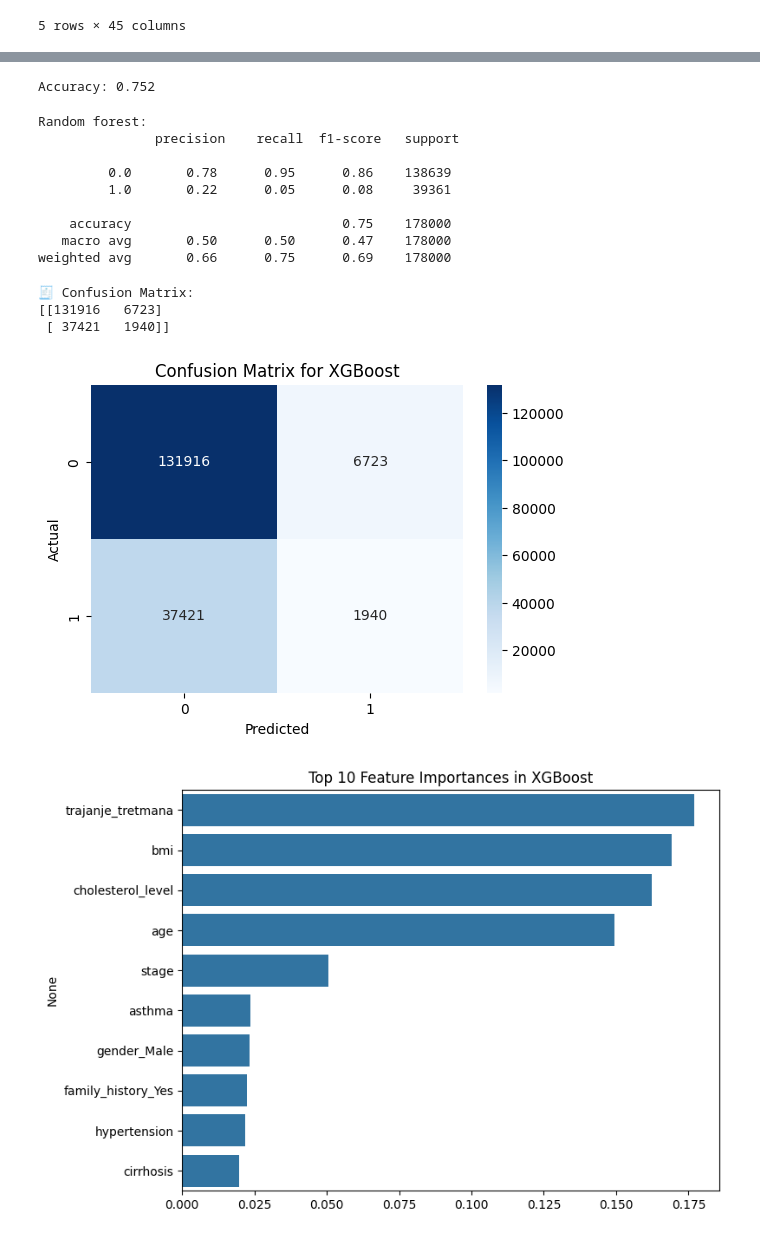
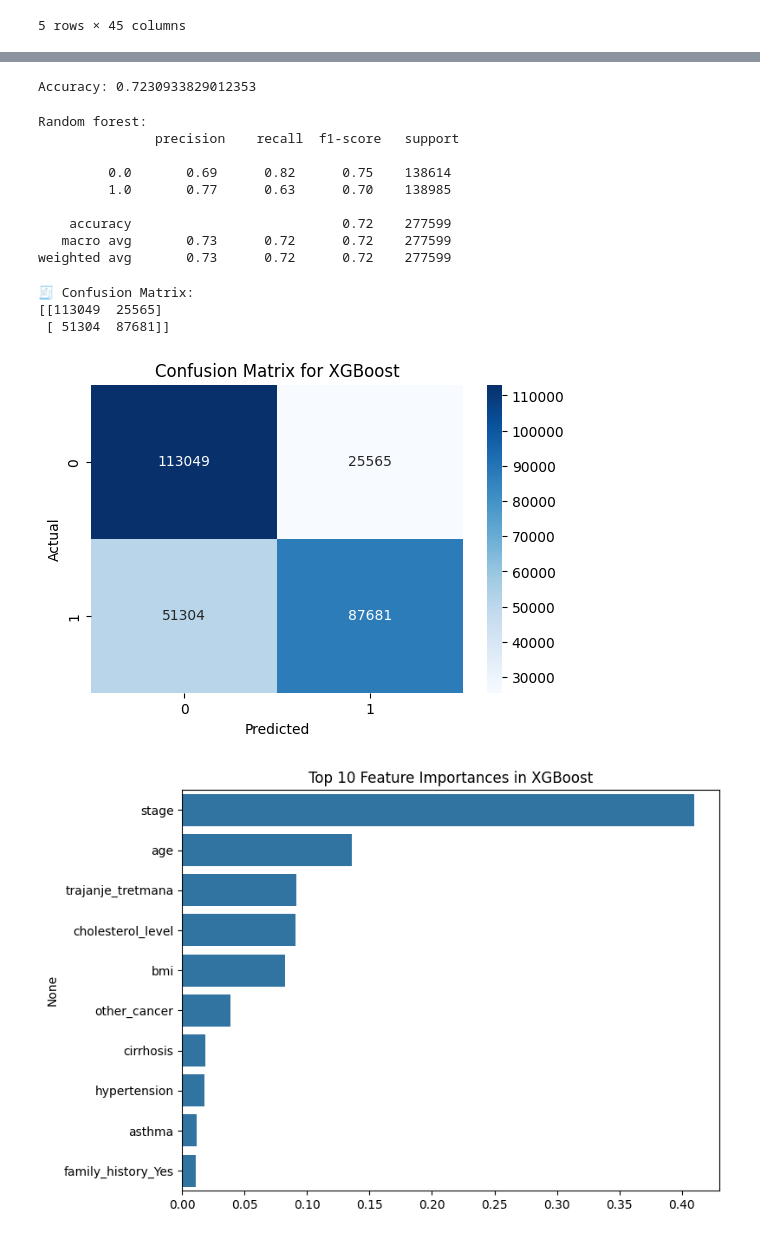
Before and after one commit to ZivadinM/skladistenje-softver, a Jupyter notebook: analiysis.ipynb, the cells around one changed output, grey strips where cells are left out. Cells and saved outputs as stored; diff of their text form; code cells hidden in the pictures.

```diff
--- a/analiysis.ipynb
+++ b/analiysis.ipynb
@@ -252,14 +253,10 @@ X = df.drop(['id','survived'],axis=1)
 y = df['survived']
 
 X_resampled, y_resampled = SMOTE().fit_resample(X, y)
-# %%
-from imblearn.under_sampling import RandomUnderSampler
-
-X_resampled, y_resampled = RandomUnderSampler().fit_resample(X, y)
 # %%
-X_train, X_test, y_train, y_test = train_test_split(X, y, test_size=0.2, random_state=42)
+X_train, X_test, y_train, y_test = train_test_split(X_resampled, y_resampled, test_size=0.2, random_state=42)
 # %%
 # treniranje modela
-xg_model = XGBClassifier(use_label_encoder=False, eval_metric='logloss')
+xg_model = XGBClassifier(eval_metric='logloss', n_estimators=300, max_depth=10, learning_rate=0.1)
 xg_model.fit(X_train, y_train)
 # %% [output]
@@ -331,19 +327,19 @@ rf_predictions = rf_model.predict(X_test)
 # validacija preciznosti modela
 print("Accuracy:", accuracy_score(y_test, rf_predictions))
 # %% [output]
-Accuracy: 0.752
+Accuracy: 0.7230933829012353
 # %%
 print("Random forest:\n", classification_report(y_test, rf_predictions, zero_division=0))
 # %% [output]
 Random forest:
                precision    recall  f1-score   support
 
-         0.0       0.78      0.95      0.86    138639
-         1.0       0.22      0.05      0.08     39361
+         0.0       0.69      0.82      0.75    138614
+         1.0       0.77      0.63      0.70    138985
 
-    accuracy                           0.75    178000
-   macro avg       0.50      0.50      0.47    178000
-weighted avg       0.66      0.75      0.69    178000
+    accuracy                           0.72    277599
+   macro avg       0.73      0.72      0.72    277599
+weighted avg       0.73      0.72      0.72    277599
 # %%
 conf_matrix_rf = confusion_matrix(y_test, rf_predictions)
 print("🧾 Confusion Matrix:")
@@ -357,16 +353,19 @@ plt.ylabel('Actual')
 plt.show()
 # %% [output]
 🧾 Confusion Matrix:
-[[131916   6723]
- [ 37421   1940]]
+[[113049  25565]
+ [ 51304  87681]]
-[figure, old version]
+[figure, new version]
 # %%
-importances = rf_model.feature_importances_
-indices = np.argsort(importances)[::-1]
+importances_rf = rf_model.feature_importances_
+indices_rf = np.argsort(importances_rf)[::-1]
+
+importances_xg = xg_model.feature_importances_
+indices_xg = np.argsort(importances_xg)[::-1]
 # %%
 plt.figure(figsize=(8,6))
-sns.barplot(x=importances[indices[:10]], y=X_train.columns[indices[:10]])
+sns.barplot(x=importances_rf[indices_rf[:10]], y=X_train.columns[indices_rf[:10]])
 plt.title(f'Top 10 Feature Importances in XGBoost')
 plt.show()
 # %% [output]
-[figure, old version]
+[figure, new version]
```
Also changed, not shown: parts of 6 cells of this notebook, 1 other file.
